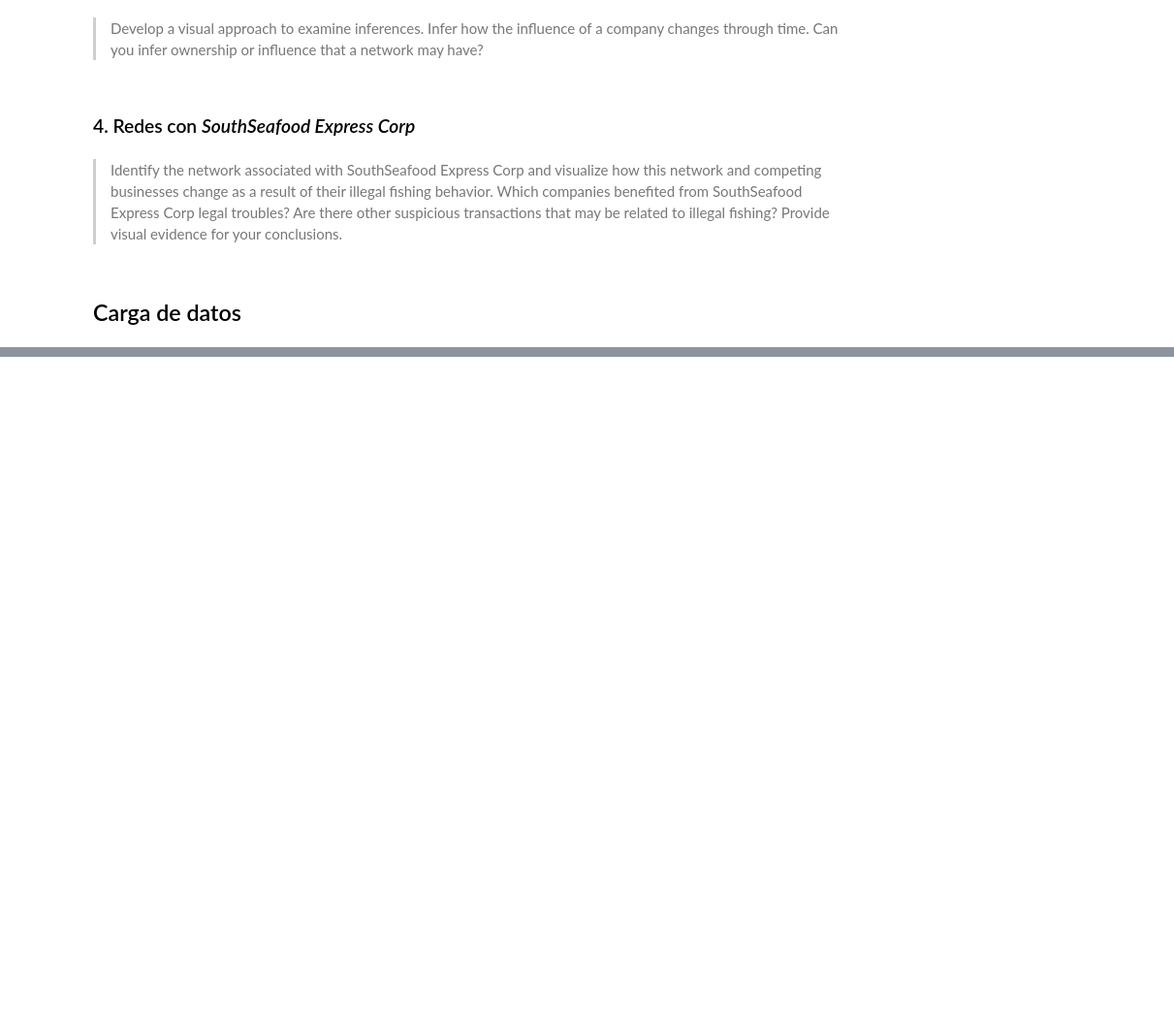
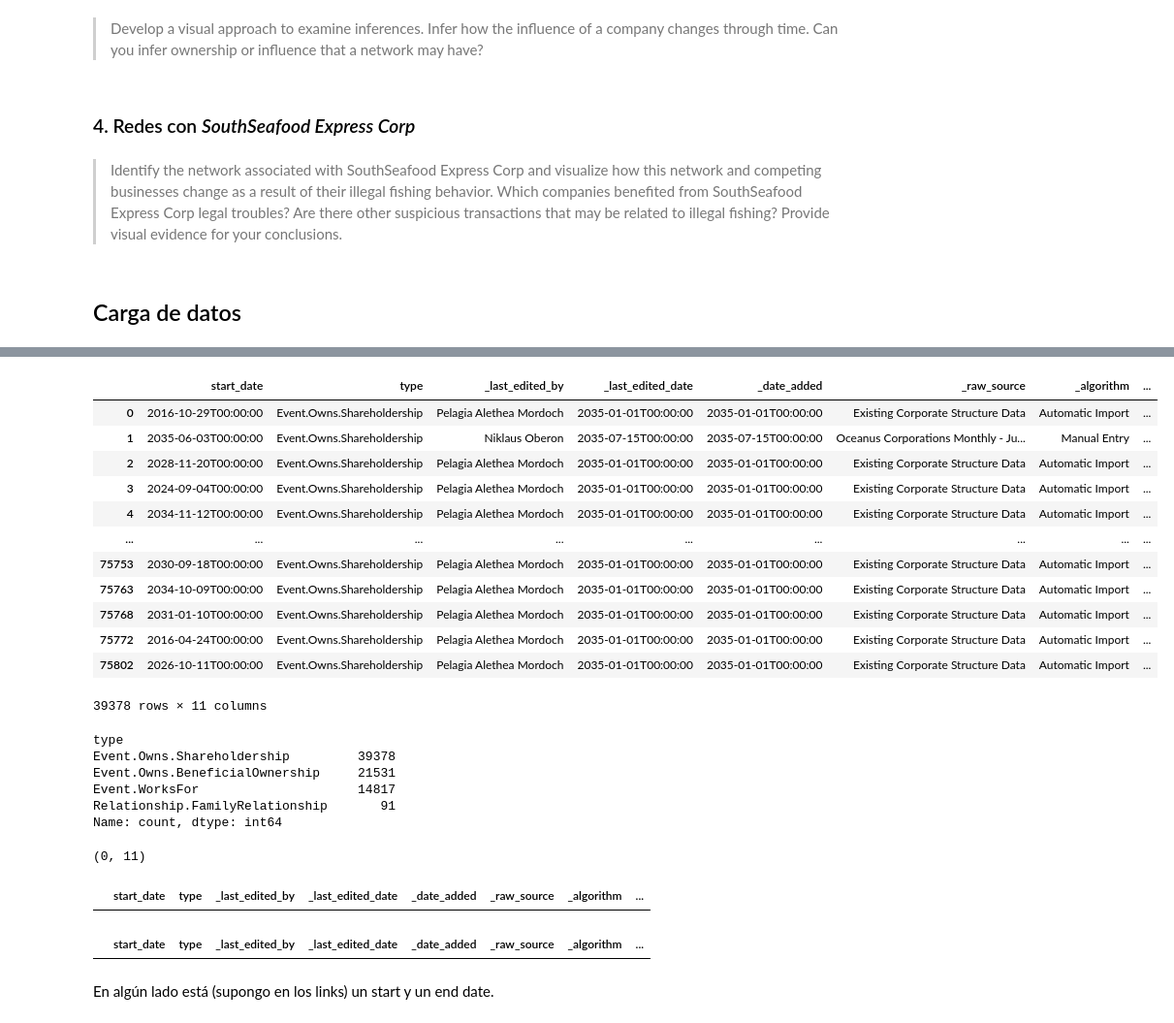
Before and after one commit to bettachini/visualizacion, a Jupyter notebook: vast2024/m3_inicio.ipynb, the cells around one changed output, grey strips where cells are left out. Shown: that part at 97% size. Cells and saved outputs as stored; diff of their text form; code cells hidden in the pictures; blank space fills up the shorter version.

```diff
--- a/vast2024/m3_inicio.ipynb
+++ b/vast2024/m3_inicio.ipynb
@@ -48,0 +99,27 @@ with zipfile.ZipFile(zip_file_path, 'r') as zip_ref:
+# %%
+# show only those links that are of type 'Event.Owns.Shareholdership'
+df_links[df_links['type'] == 'Event.Owns.Shareholdership']
+# %% [output]
+|  | start_date | type | _last_edited_by | _last_edited_date | _date_added | _raw_source | _algorithm | ... |
+| 0 | 2016-10-29T00:00:00 | Event.Owns.Shareholdership | Pelagia Alethea Mordoch | 2035-01-01T00:00:00 | 2035-01-01T00:00:00 | Existing Corporate Structure Data | Automatic Import | ... |
+| 1 | 2035-06-03T00:00:00 | Event.Owns.Shareholdership | Niklaus Oberon | 2035-07-15T00:00:00 | 2035-07-15T00:00:00 | Oceanus Corporations Monthly - Ju... | Manual Entry | ... |
+| 2 | 2028-11-20T00:00:00 | Event.Owns.Shareholdership | Pelagia Alethea Mordoch | 2035-01-01T00:00:00 | 2035-01-01T00:00:00 | Existing Corporate Structure Data | Automatic Import | ... |
+| 3 | 2024-09-04T00:00:00 | Event.Owns.Shareholdership | Pelagia Alethea Mordoch | 2035-01-01T00:00:00 | 2035-01-01T00:00:00 | Existing Corporate Structure Data | Automatic Import | ... |
+| 4 | 2034-11-12T00:00:00 | Event.Owns.Shareholdership | Pelagia Alethea Mordoch | 2035-01-01T00:00:00 | 2035-01-01T00:00:00 | Existing Corporate Structure Data | Automatic Import | ... |
+| ... | ... | ... | ... | ... | ... | ... | ... | ... |
+| 75753 | 2030-09-18T00:00:00 | Event.Owns.Shareholdership | Pelagia Alethea Mordoch | 2035-01-01T00:00:00 | 2035-01-01T00:00:00 | Existing Corporate Structure Data | Automatic Import | ... |
+| 75763 | 2034-10-09T00:00:00 | Event.Owns.Shareholdership | Pelagia Alethea Mordoch | 2035-01-01T00:00:00 | 2035-01-01T00:00:00 | Existing Corporate Structure Data | Automatic Import | ... |
+| 75768 | 2031-01-10T00:00:00 | Event.Owns.Shareholdership | Pelagia Alethea Mordoch | 2035-01-01T00:00:00 | 2035-01-01T00:00:00 | Existing Corporate Structure Data | Automatic Import | ... |
+| 75772 | 2016-04-24T00:00:00 | Event.Owns.Shareholdership | Pelagia Alethea Mordoch | 2035-01-01T00:00:00 | 2035-01-01T00:00:00 | Existing Corporate Structure Data | Automatic Import | ... |
+| 75802 | 2026-10-11T00:00:00 | Event.Owns.Shareholdership | Pelagia Alethea Mordoch | 2035-01-01T00:00:00 | 2035-01-01T00:00:00 | Existing Corporate Structure Data | Automatic Import | ... |
+39378 rows × 11 columns
+# %%
+# Relaciones entre personas y entidades
+df_links['type'].value_counts()
+# %% [output]
+type
+Event.Owns.Shareholdership         39378
+Event.Owns.BeneficialOwnership     21531
+Event.WorksFor                     14817
+Relationship.FamilyRelationship       91
+Name: count, dtype: int64
@@ -48,0 +128,16 @@ with zipfile.ZipFile(zip_file_path, 'r') as zip_ref:
+# %%
+WorksFor_df.shape
+# %% [output]
+(0, 11)
+# %%
+WorksFor_df.head()
+# %% [output]
+|  | start_date | type | _last_edited_by | _last_edited_date | _date_added | _raw_source | _algorithm | ... |
+# %%
+# show in df_links only entries where type is Event.WorksFor
+WorksFor_df = df_links[df_links['type'] == 'Relation.WorksFor']
+WorksFor_df.head()
+# %% [output]
+|  | start_date | type | _last_edited_by | _last_edited_date | _date_added | _raw_source | _algorithm | ... |
+# %% [markdown]
+En algún lado está (supongo en los links) un start y un end date.
```
Also changed, not shown: parts of 15 cells of this notebook, 2 other files.
